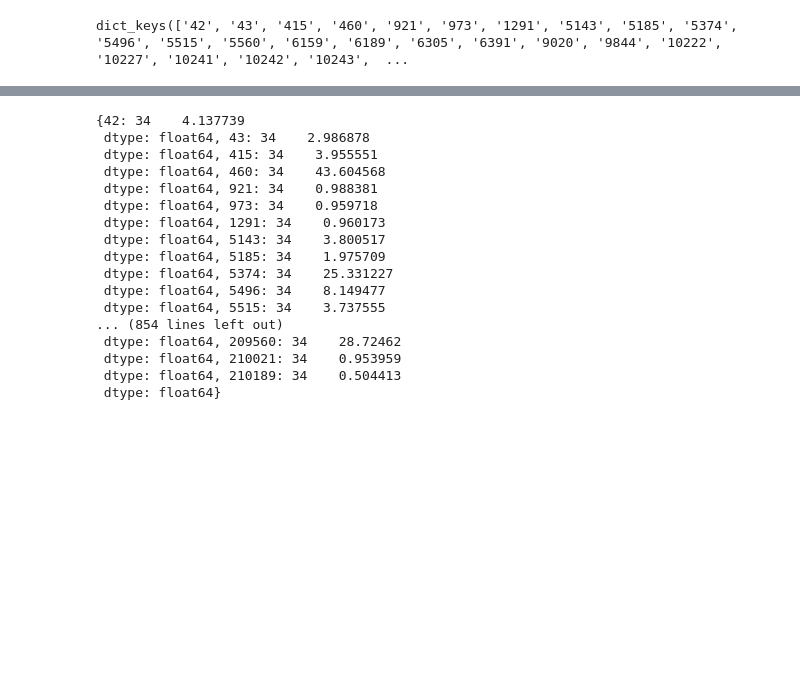
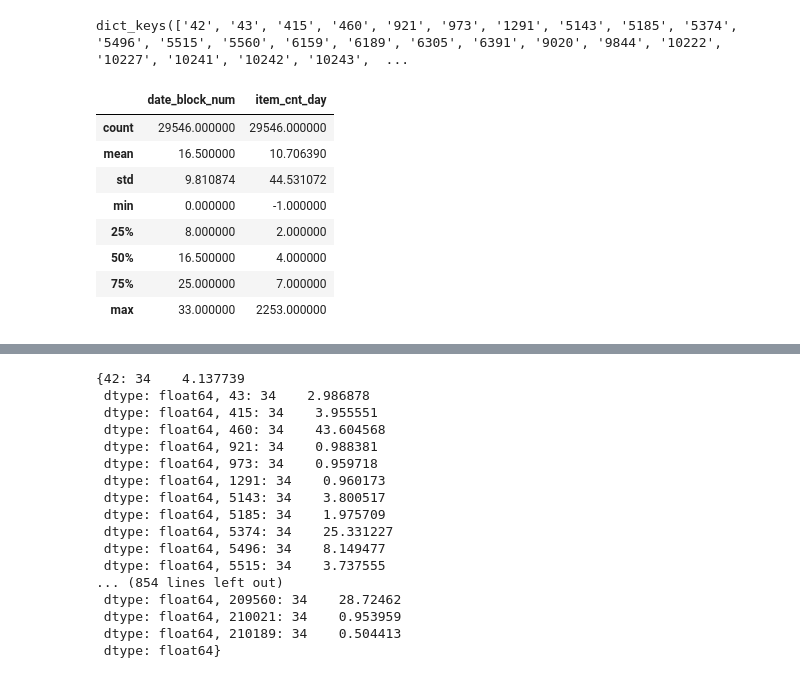
Before and after one commit to zex0023/Sale_Prediction, a Jupyter notebook: sales_prediction.ipynb, the cells around one changed output, grey strips where cells are left out. Saved outputs shown, nothing was run; the diff lists cells and outputs as text; code cells hidden in the pictures; blank space fills up the shorter version.

```diff
--- a/sales_prediction.ipynb
+++ b/sales_prediction.ipynb
@@ -209,3 +221,16 @@ dict_keys(['42', '43', '415', '460', '921', '973', '1291', '5143', '5185', '5374
 # %%
 for i in list(dic.keys()):
     dic[i]['item_cnt_day'] = dic[i]['item_cnt_day'].interpolate()
+# %%
+new_t = pd.concat(dic.values(), ignore_index=True)
+new_t.describe()
+# %% [output]
+|  | date_block_num | item_cnt_day |
+| count | 29546.000000 | 29546.000000 |
+| mean | 16.500000 | 10.706390 |
+| std | 9.810874 | 44.531072 |
+| min | 0.000000 | -1.000000 |
+| 25% | 8.000000 | 2.000000 |
+| 50% | 16.500000 | 4.000000 |
+| 75% | 25.000000 | 7.000000 |
+| max | 33.000000 | 2253.000000 |
```
Also changed, not shown: parts of 5 cells of this notebook.
